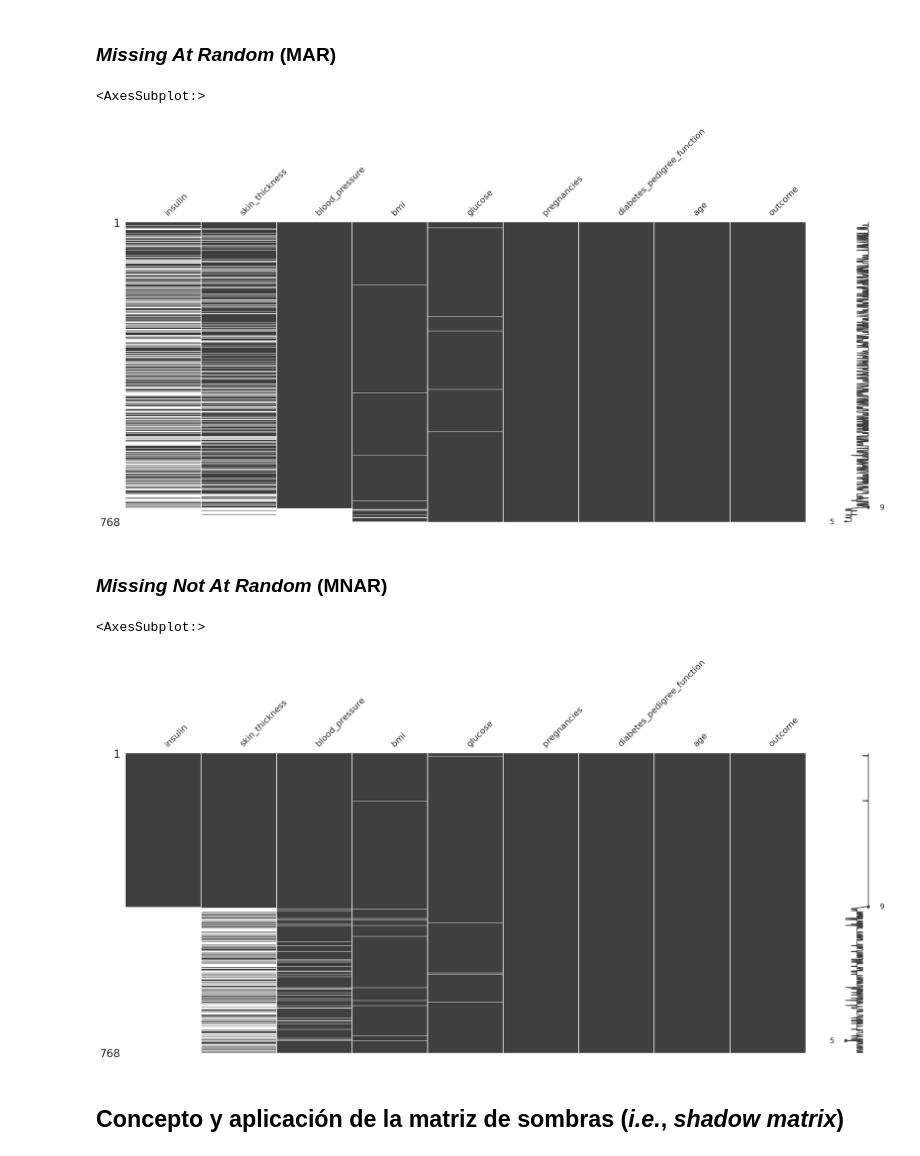
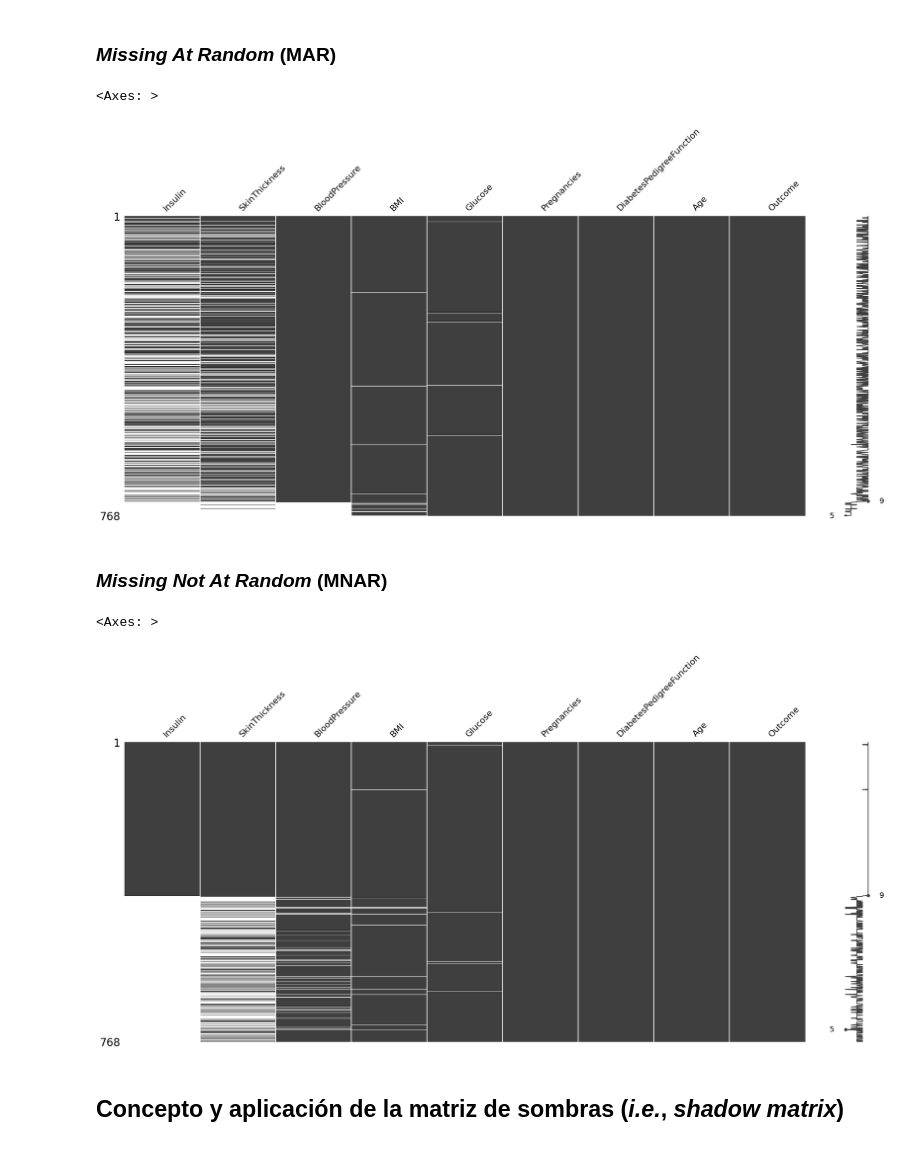
Before and after one commit to gabguagon/Py-datos-faltantes, a Jupyter notebook: exploration_missing_values.ipynb, the cells around one changed output. Drawn from its saved outputs; the diff is of its cells as text; code cells hidden in the pictures.

```diff
--- a/exploration_missing_values.ipynb
+++ b/exploration_missing_values.ipynb
@@ -969,25 +928,25 @@ diabetes_df.missing.missing_variable_plot()
 # %%
 (
     diabetes_df
     .missing.sort_variables_by_missingness()
-    .sort_values(by = "blood_pressure")
+    .sort_values(by = "BloodPressure")
     .pipe(missingno.matrix)
 )
 # %% [output]
-<AxesSubplot:>
+<Axes: >
-[figure, old version]
+[figure, new version]
 # %% [markdown]
 ### _Missing Not At Random_ (MNAR)
 # %%
 (
     diabetes_df
     .missing.sort_variables_by_missingness()
-    .sort_values("insulin")
+    .sort_values("Insulin")
     .pipe(missingno.matrix)
 )
 # %% [output]
-<AxesSubplot:>
+<Axes: >
-[figure, old version]
+[figure, new version]
 # %% [markdown]
 ## Concepto y aplicación de la matriz de sombras (_i.e._, _shadow matrix_)
 # %% [markdown]
```
Also changed, not shown: parts of 57 cells of this notebook.
